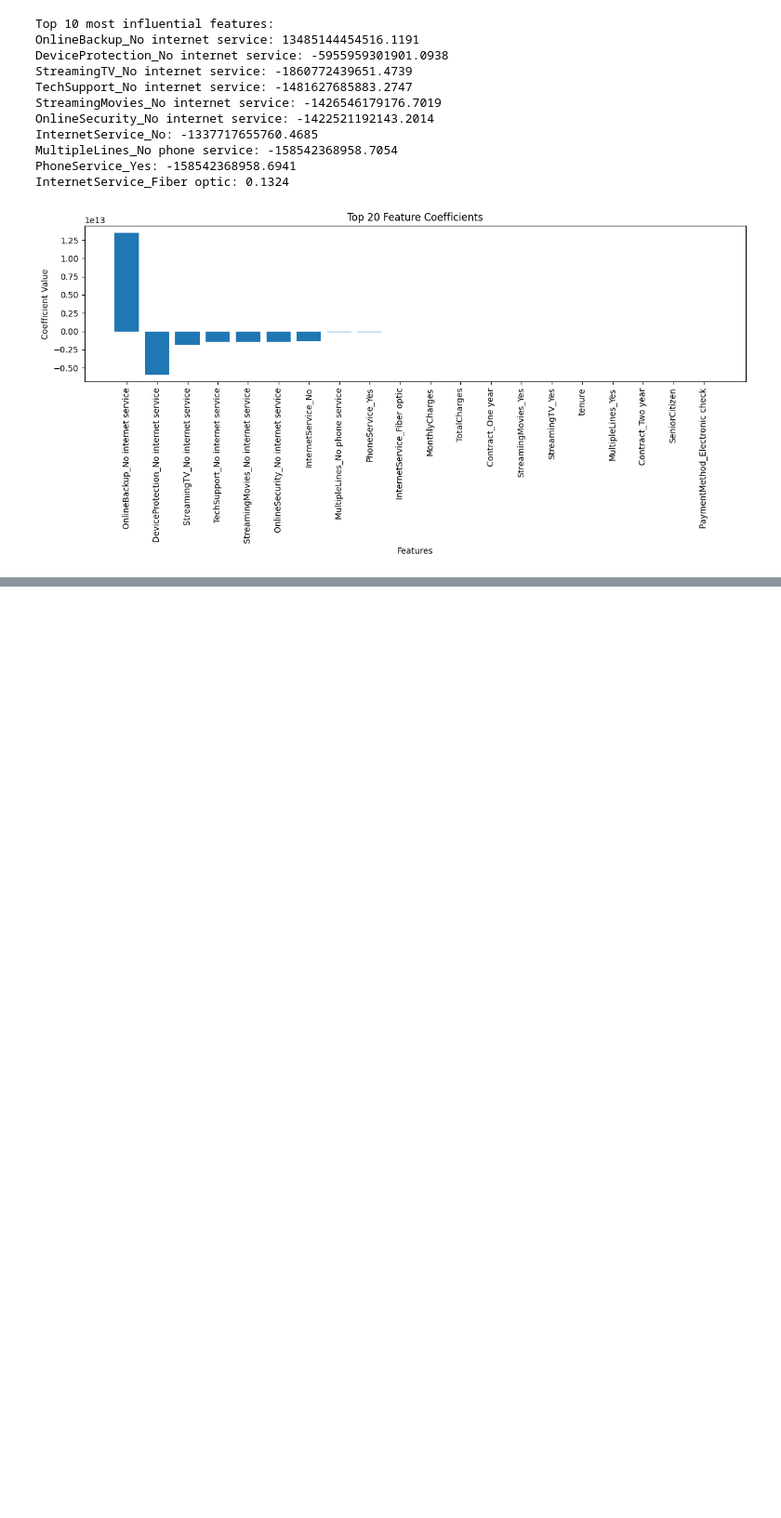
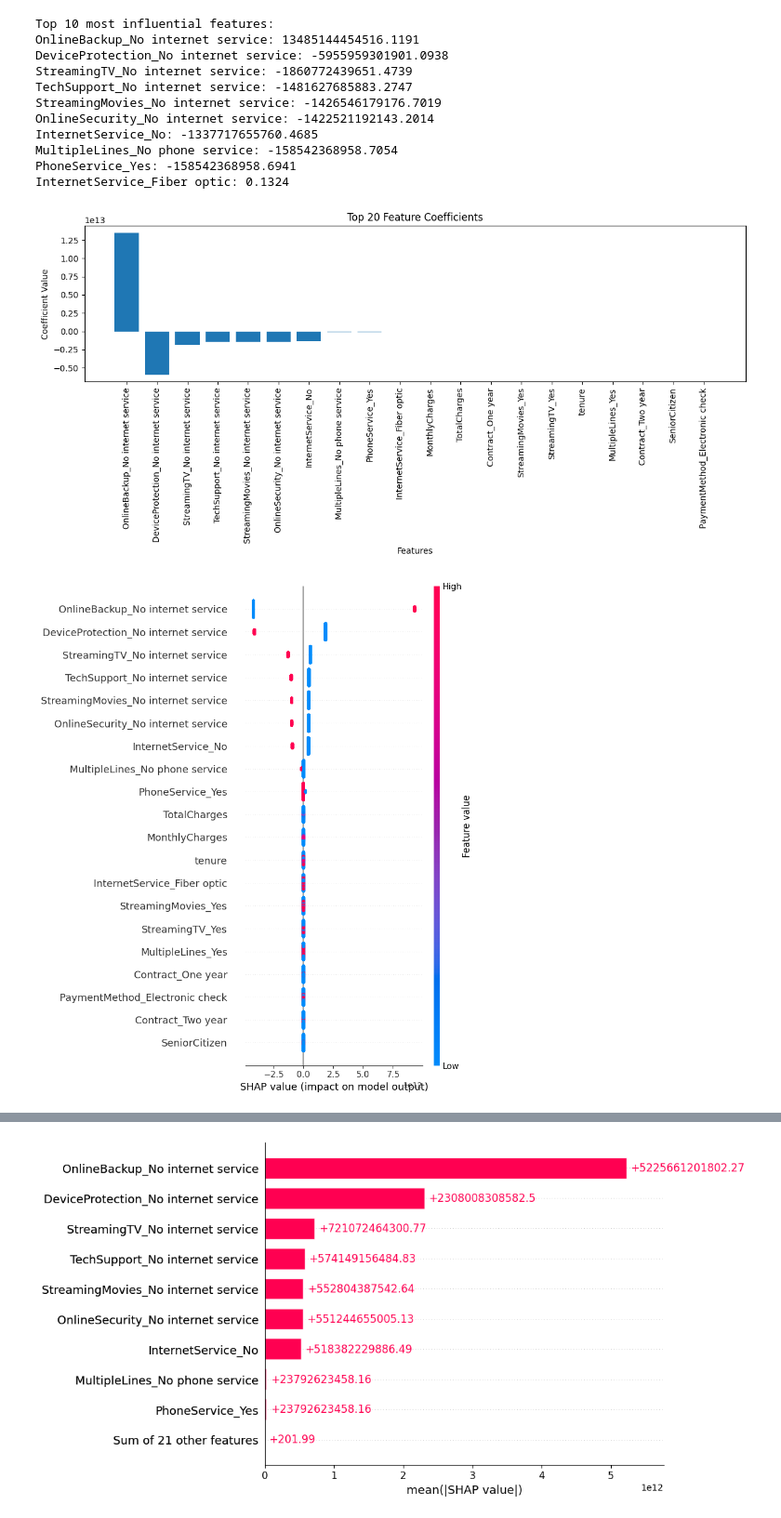
Before and after one commit to akalpit23/Interpretable-ML, a Jupyter notebook: Assignment_03_Interpretable_ML.ipynb, the cells around one changed output, grey strips where cells are left out. Shown at 93% size. Drawn from its saved outputs; the diff is of its cells as text; code cells hidden in the pictures; blank space fills up the shorter version.

```diff
--- a/Assignment_03_Interpretable_ML.ipynb
+++ b/Assignment_03_Interpretable_ML.ipynb
@@ -302,3 +381,26 @@ MultipleLines_No phone service: -158542368958.7054
 PhoneService_Yes: -158542368958.6941
 InternetService_Fiber optic: 0.1324
 [figure]
+# %%
+# Create a SHAP explainer for the linear regression model
+explainer = shap.Explainer(linear_model, X_train)
+
+# Compute SHAP values for the test set
+shap_values = explainer(X_test)
+
+# Summary plot
+shap.summary_plot(shap_values, X_test)
+
+# Force plot for a single prediction
+shap.initjs()
+
+# Use shap_values[0] directly, as it is already an Explanation object
+shap.force_plot(explainer.expected_value, shap_values[0].values, X_test.iloc[0, :])
+
+# Bar plot
+shap.plots.bar(shap_values)
+
+# Waterfall plot
+shap.plots.waterfall(shap_values[0])
+# %% [output]
+[figure, added]
@@ -304,0 +408 @@ InternetService_Fiber optic: 0.1324
+[figure, added]
```
Also changed, not shown: parts of 48 cells of this notebook.
